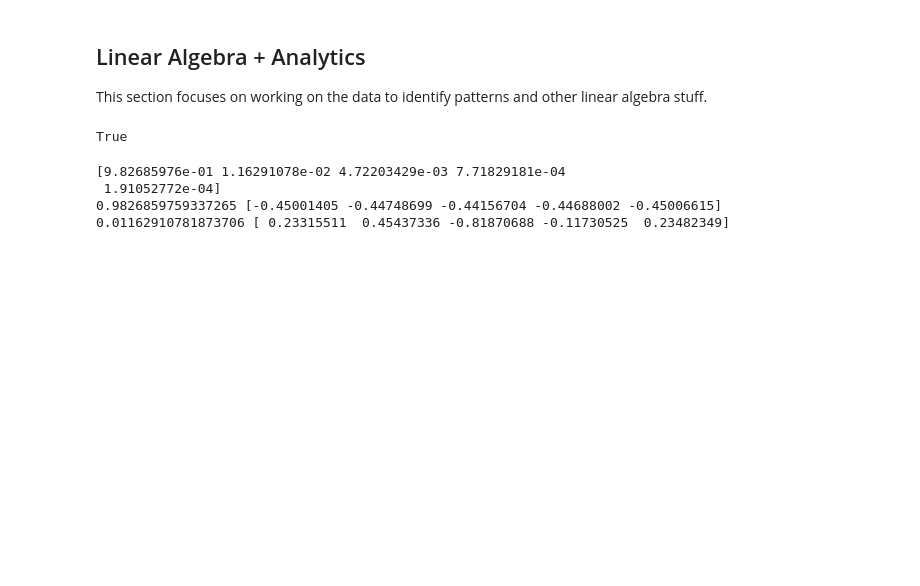
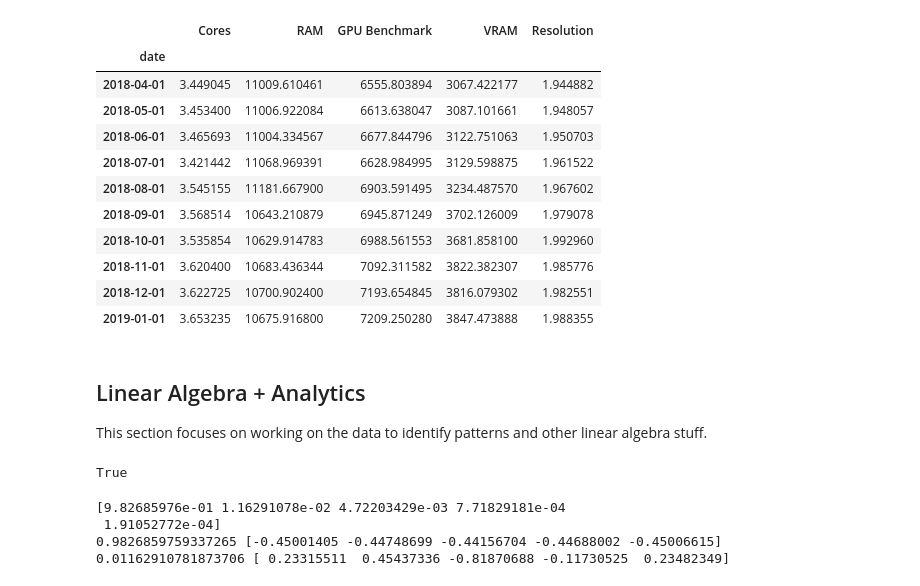
Before and after one commit to PiotrWey/SteamHWSAnalysis, a Jupyter notebook: analysis.ipynb, the cells around one changed output. Saved outputs shown, nothing was run; the diff lists cells and outputs as text; code cells hidden in the pictures; blank space fills up the shorter version.

```diff
--- a/analysis.ipynb
+++ b/analysis.ipynb
@@ -216,26 +222,42 @@ avg_gpu_bench = weighted_avg_on(gpu, "G3Dmark")
 # %%
 # Build the matrix
 
 
 # starting dataframe
 matrix_df = pd.concat(
   [
     avg_cores,
     avg_ram,
     avg_gpu_bench,
     avg_vram,
     avg_resolution
   ],
   axis=1,
 )
 
 matrix_df.columns = ["Cores", "RAM", "GPU Benchmark", "VRAM", "Resolution"]
 
 # convert to 'matrix'
 X = matrix_df.values
 
 # normalise data by means
 X_std = ((matrix_df - matrix_df.mean()) / matrix_df.std()).values
+
+# display data outline
+matrix_df.head(10)
+# %% [output]
+|  | Cores | RAM | GPU Benchmark | VRAM | Resolution |
+| date |  |  |  |  |  |
+| 2018-04-01 | 3.449045 | 11009.610461 | 6555.803894 | 3067.422177 | 1.944882 |
+| 2018-05-01 | 3.453400 | 11006.922084 | 6613.638047 | 3087.101661 | 1.948057 |
+| 2018-06-01 | 3.465693 | 11004.334567 | 6677.844796 | 3122.751063 | 1.950703 |
+| 2018-07-01 | 3.421442 | 11068.969391 | 6628.984995 | 3129.598875 | 1.961522 |
+| 2018-08-01 | 3.545155 | 11181.667900 | 6903.591495 | 3234.487570 | 1.967602 |
+| 2018-09-01 | 3.568514 | 10643.210879 | 6945.871249 | 3702.126009 | 1.979078 |
+| 2018-10-01 | 3.535854 | 10629.914783 | 6988.561553 | 3681.858100 | 1.992960 |
+| 2018-11-01 | 3.620400 | 10683.436344 | 7092.311582 | 3822.382307 | 1.985776 |
+| 2018-12-01 | 3.622725 | 10700.902400 | 7193.654845 | 3816.079302 | 1.982551 |
+| 2019-01-01 | 3.653235 | 10675.916800 | 7209.250280 | 3847.473888 | 1.988355 |
 # %% [markdown]
 ## Linear Algebra + Analytics
 This section focuses on working on the data to identify patterns and other linear algebra stuff.
```
Also changed, not shown: parts of 3 cells of this notebook, 3 other files.
